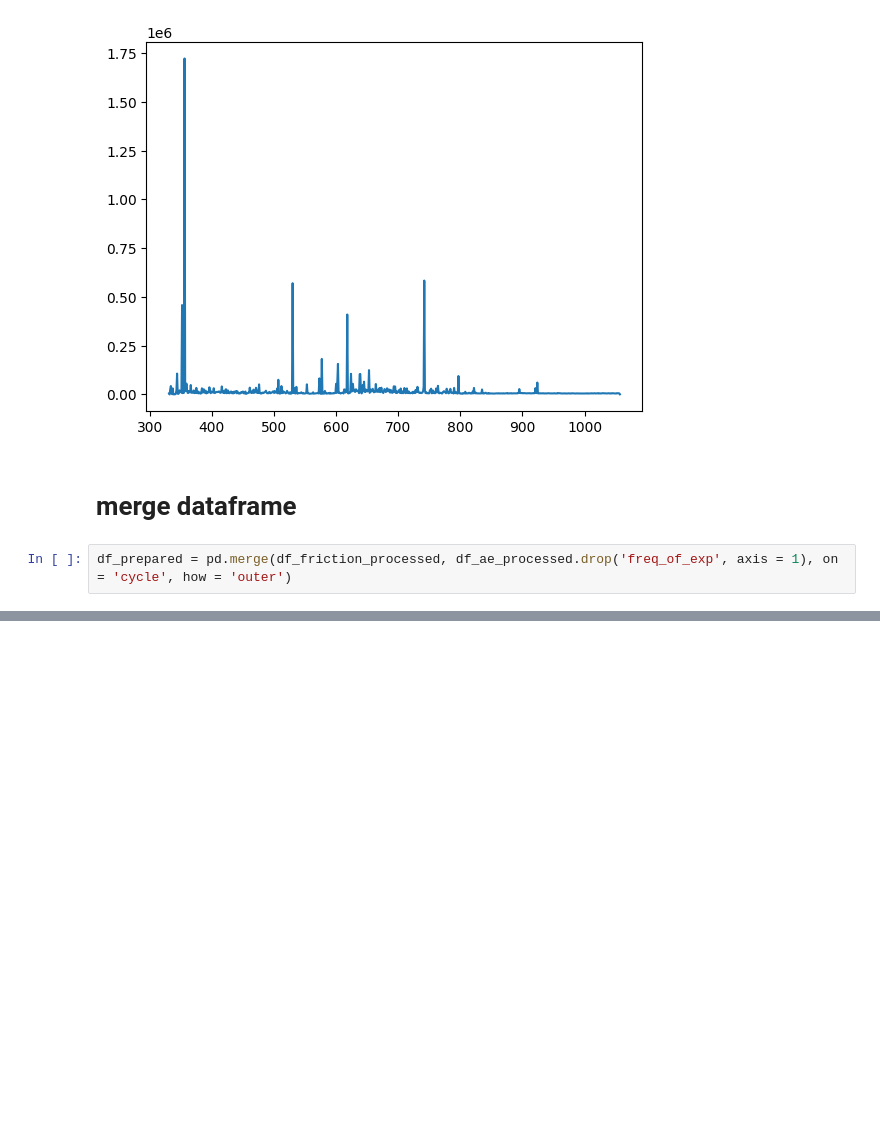
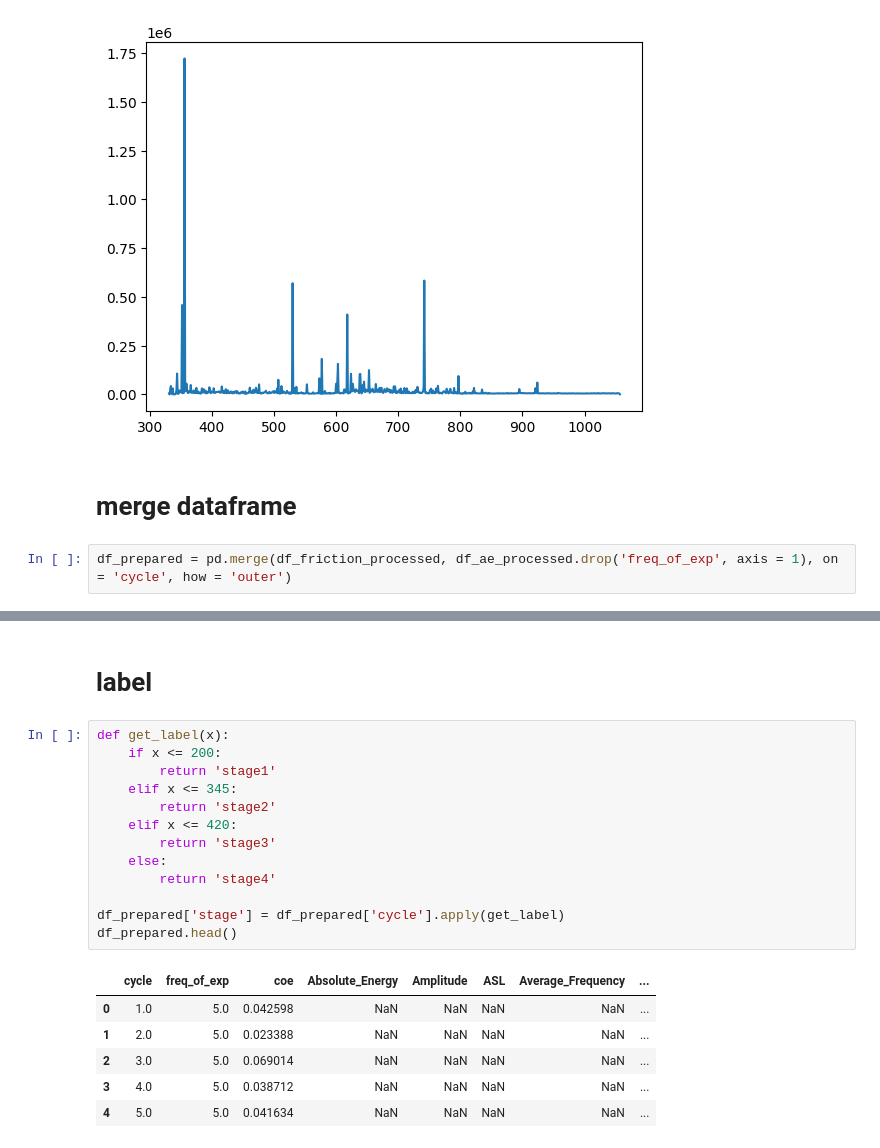
Before and after one commit to buy0range/code_internship, a Jupyter notebook: preprocess.ipynb, the cells around one changed output, grey strips where cells are left out. Cells and saved outputs as stored; diff of their text form; blank space fills up the shorter version.

Commit message:
finish label

```diff
--- a/preprocess.ipynb
+++ b/preprocess.ipynb
@@ -212,0 +223,22 @@ df_prepared.tail()
+# %% [markdown]
+# label
+# %%
+def get_label(x):
+    if x <= 200:
+        return 'stage1'
+    elif x <= 345:
+        return 'stage2'
+    elif x <= 420:
+        return 'stage3'
+    else:
+        return 'stage4'
+
+df_prepared['stage'] = df_prepared['cycle'].apply(get_label)
+df_prepared.head()
+# %% [output]
+|  | cycle | freq_of_exp | coe | Absolute_Energy | Amplitude | ASL | Average_Frequency | ... |
+| 0 | 1.0 | 5.0 | 0.042598 | NaN | NaN | NaN | NaN | ... |
+| 1 | 2.0 | 5.0 | 0.023388 | NaN | NaN | NaN | NaN | ... |
+| 2 | 3.0 | 5.0 | 0.069014 | NaN | NaN | NaN | NaN | ... |
+| 3 | 4.0 | 5.0 | 0.038712 | NaN | NaN | NaN | NaN | ... |
+| 4 | 5.0 | 5.0 | 0.041634 | NaN | NaN | NaN | NaN | ... |
```
Also changed, not shown: parts of 3 cells of this notebook.
